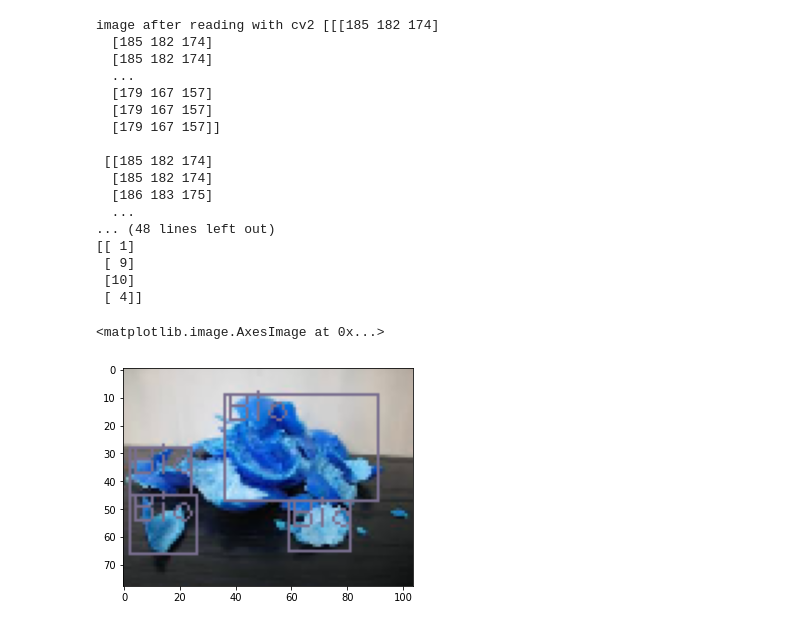
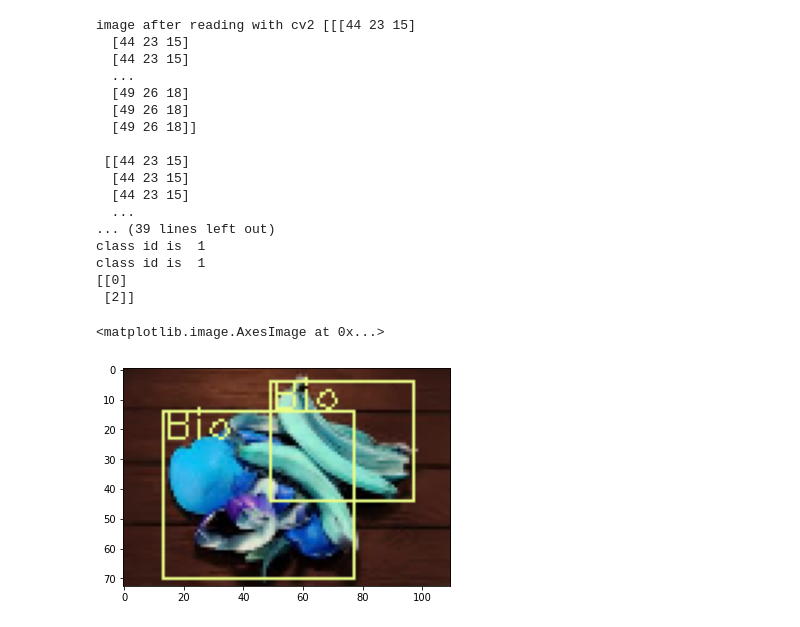
Before and after one commit to jatin-kumar-123/First_Sprint_Mini_Project, a Jupyter notebook: 3_Implementation/Code for testing the trained model/Testing trained model on custom images.ipynb, the cells around one changed output. Cells and saved outputs as stored; diff of their text form; code cells hidden in the pictures.

```diff
--- a/3_Implementation/Code for testing the trained model/Testing trained model on custom images.ipynb
+++ b/3_Implementation/Code for testing the trained model/Testing trained model on custom images.ipynb
@@ -13,14 +13,15 @@ import matplotlib.pyplot as plt
 %matplotlib inline
 # %%
 # Load Yolo
-net = cv2.dnn.readNet("yolov3_training_last.weights", "yolov3_testing - Copy.cfg")
+net = cv2.dnn.readNet("yolov3_training_last.weights", "yolov3_testing.cfg")
 
 # Name custom object
 classes = ["NonBio","Bio"]
 
 # Images path
 #images_path = glob.glob(r"C:\Users\admin\Projects\Smart-Dustbin\Dataset Images\Non biodegradable waste\renamed\*.png")
-img_path = r"path to image on which you want to test the model..."
+i = 48
+img_path = r"C:\Users\admin\Projects\Smart-Dustbin\Dataset Images\Final data\B" + str(i) + ".png"
 
 layer_names = net.getLayerNames()
 output_layers = [layer_names[i[0] - 1] for i in net.getUnconnectedOutLayers()]
@@ -58,45 +59,45 @@ for out in outs:
             center_y = int(detection[1] * height)
             w = int(detection[2] * width)
             h = int(detection[3] * height)
 
             # Rectangle coordinates
             x = int(center_x - w / 2)
             y = int(center_y - h / 2)
 
             boxes.append([x, y, w, h])
             confidences.append(float(confidence))
             class_ids.append(class_id)
 
 indexes = cv2.dnn.NMSBoxes(boxes, confidences, 0.5, 0.4)
 print(indexes)
 font = cv2.FONT_HERSHEY_PLAIN
 for i in range(len(boxes)):
     if i in indexes:
         x, y, w, h = boxes[i]
         label = str(classes[class_ids[i]])
         color = colors[class_ids[i]]
         cv2.rectangle(img, (x, y), (x + w, y + h), color, 1)
         cv2.putText(img, label, (x, y+10), font, 1, color, 1)
 
 
 plt.imshow(img)
 # %% [output]
-image after reading with cv2 [[[185 182 174]
-  [185 182 174]
-  [185 182 174]
+image after reading with cv2 [[[44 23 15]
+  [44 23 15]
+  [44 23 15]
   ...
-  [179 167 157]
-  [179 167 157]
-  [179 167 157]]
+  [49 26 18]
+  [49 26 18]
+  [49 26 18]]
 
- [[185 182 174]
-  [185 182 174]
-  [186 183 175]
+ [[44 23 15]
+  [44 23 15]
+  [44 23 15]
   ...
-... (48 lines left out)
-[[ 1]
- [ 9]
- [10]
- [ 4]]
+... (39 lines left out)
+class id is  1
+class id is  1
+[[0]
+ [2]]
 <matplotlib.image.AxesImage at 0x...>
-[figure, old version]
+[figure, new version]
```
Also changed, not shown: parts of 2 cells of this notebook.
